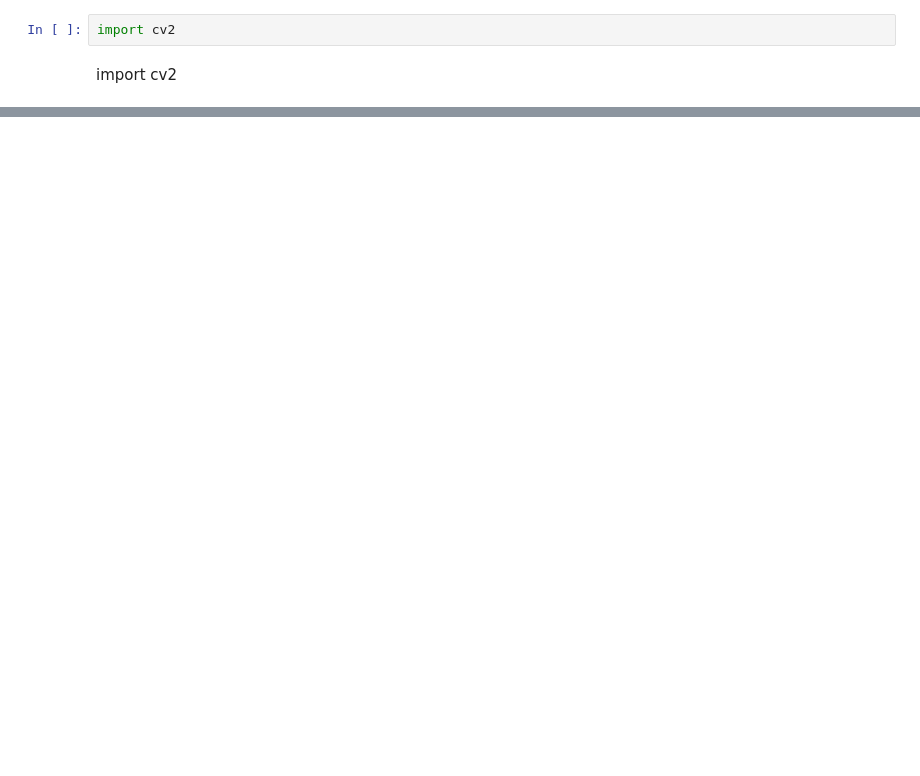
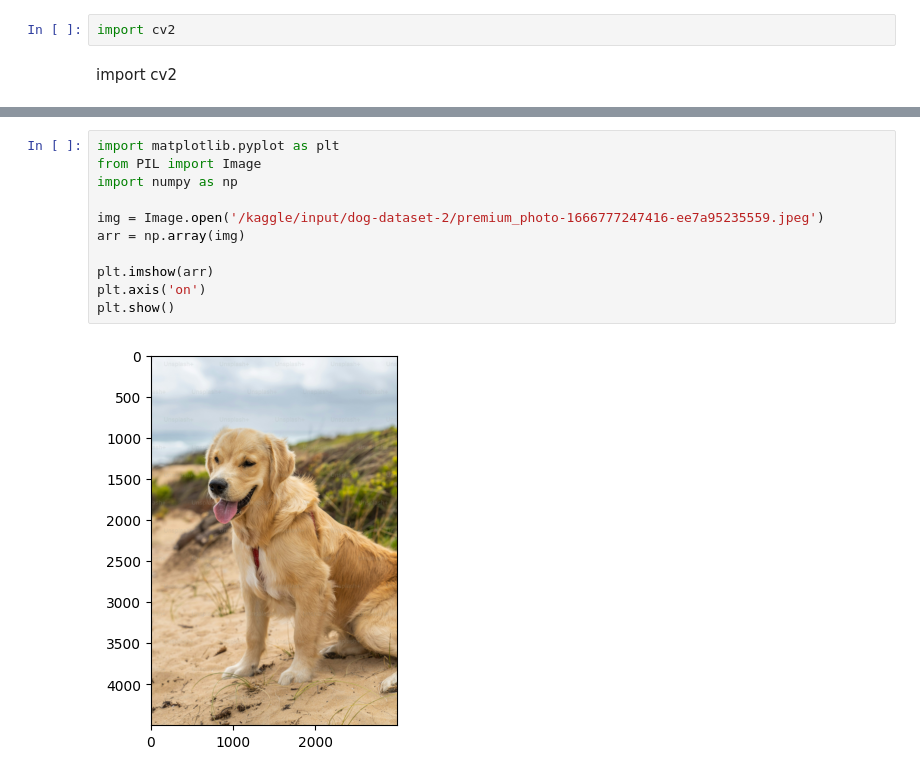
Before and after one commit to AjAyrAo43/project, a Jupyter notebook: DOG_VS_CAT_IMAGE_CLASSIFIER.ipynb, the cells around one changed output, grey strips where cells are left out. Saved outputs shown, nothing was run; the diff lists cells and outputs as text; blank space fills up the shorter version.

```diff
--- a/DOG_VS_CAT_IMAGE_CLASSIFIER.ipynb
+++ b/DOG_VS_CAT_IMAGE_CLASSIFIER.ipynb
@@ -222,0 +283,13 @@ array([[0.9991211]], dtype=float32)
+# %%
+import matplotlib.pyplot as plt
+from PIL import Image
+import numpy as np
+
+img = Image.open('/kaggle/input/dog-dataset-2/premium_photo-1666777247416-ee7a95235559.jpeg')
+arr = np.array(img)
+
+plt.imshow(arr)
+plt.axis('on')
+plt.show()
+# %% [output]
+[figure, added]
```
Also changed, not shown: parts of 27 cells of this notebook.
